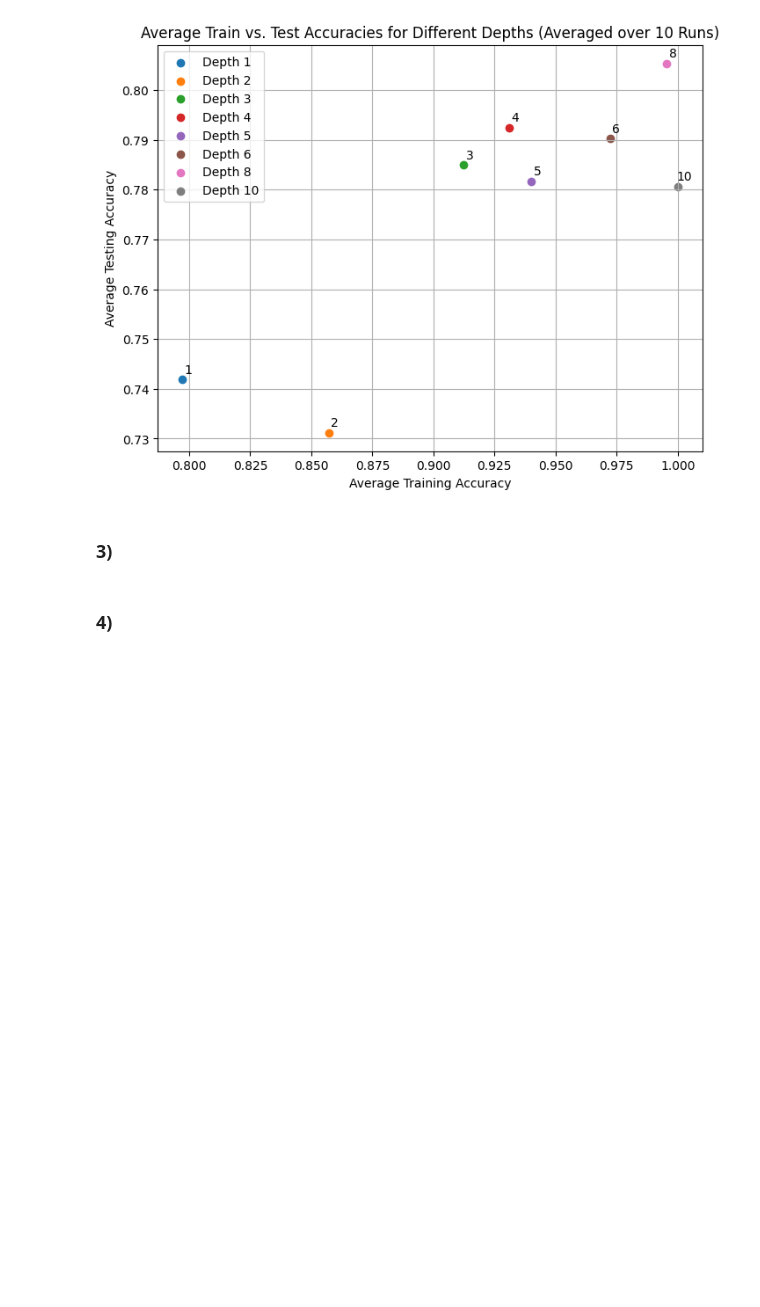
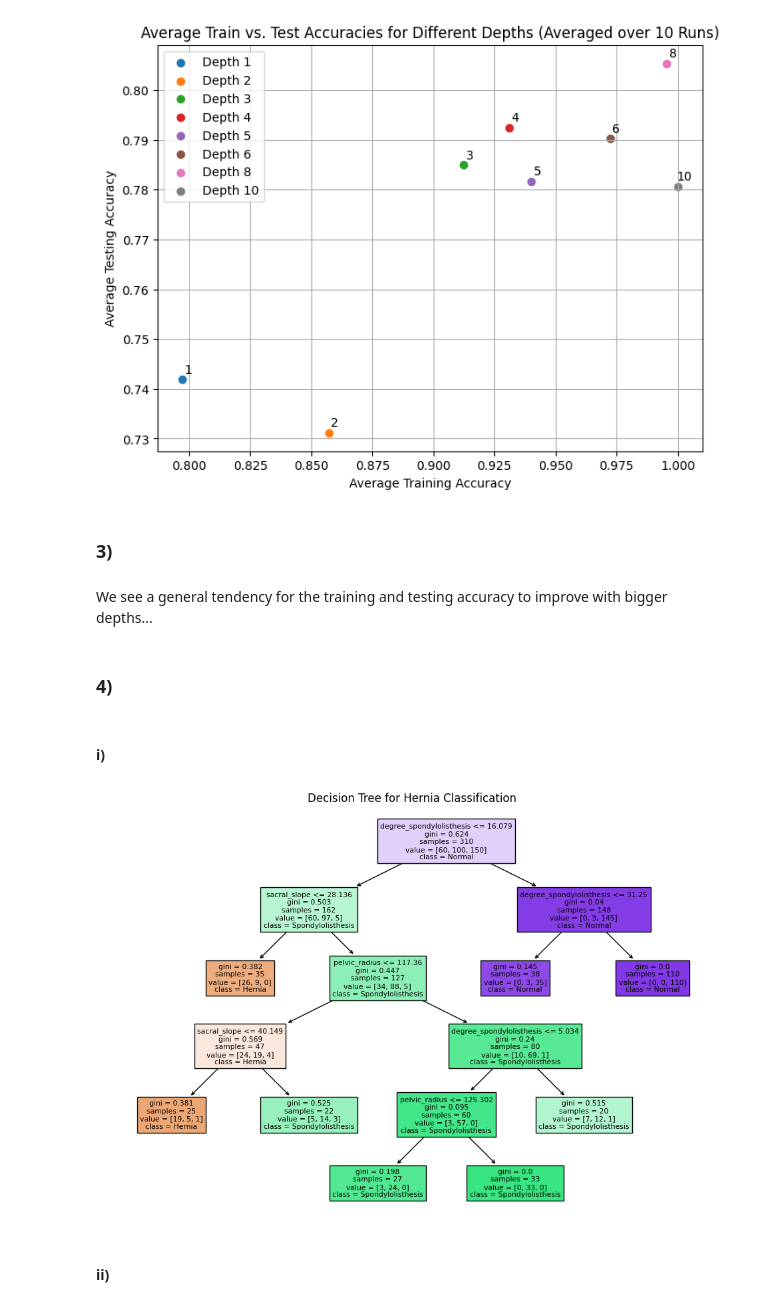
Before and after one commit to MateuSpencer/ML_HW_24-24, a Jupyter notebook: HW1.ipynb, the cells around one changed output. Saved outputs shown, nothing was run; the diff lists cells and outputs as text; code cells hidden in the pictures; blank space fills up the shorter version.

```diff
--- a/HW1.ipynb
+++ b/HW1.ipynb
@@ -141,5 +141,27 @@ plt.show()
 [figure]
 # %% [markdown]
 ### 3)
+# %% [markdown]
+We see a general tendency for the training and testing accuracy to improve with bigger depths...
 # %% [markdown]
 ### 4)
+# %% [markdown]
+#### i)
+# %%
+import matplotlib.pyplot as plt
+from sklearn.tree import plot_tree
+
+decision_tree = tree.DecisionTreeClassifier(max_depth=8, random_state=0, min_samples_leaf=20)
+
+# Fit the decision tree on all available data
+decision_tree.fit(X, y)
+
+# Plot the decision tree
+plt.figure(figsize=(12, 8))
+plot_tree(decision_tree, filled=True, feature_names=X.columns, class_names=y.unique())
+plt.title("Decision Tree for Hernia Classification")
+plt.show()
+# %% [output]
+[figure, added]
+# %% [markdown]
+#### ii)
```
